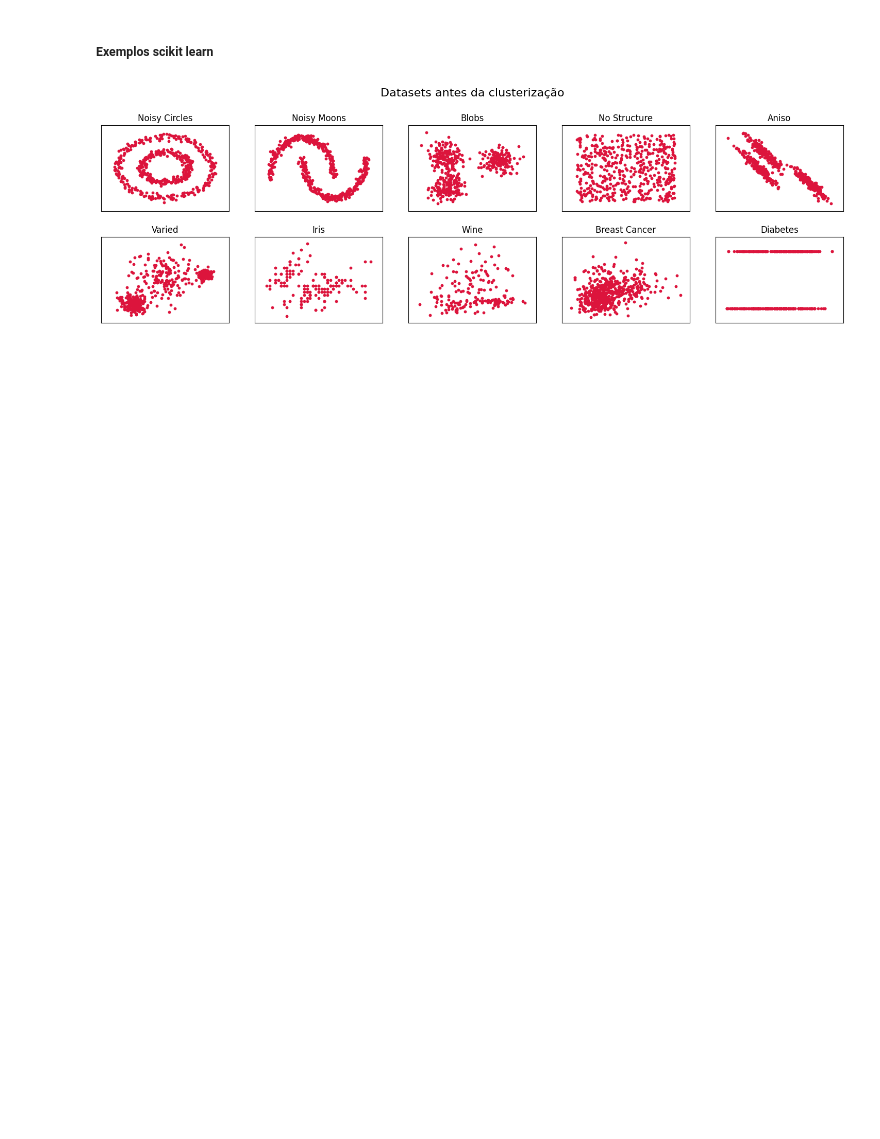
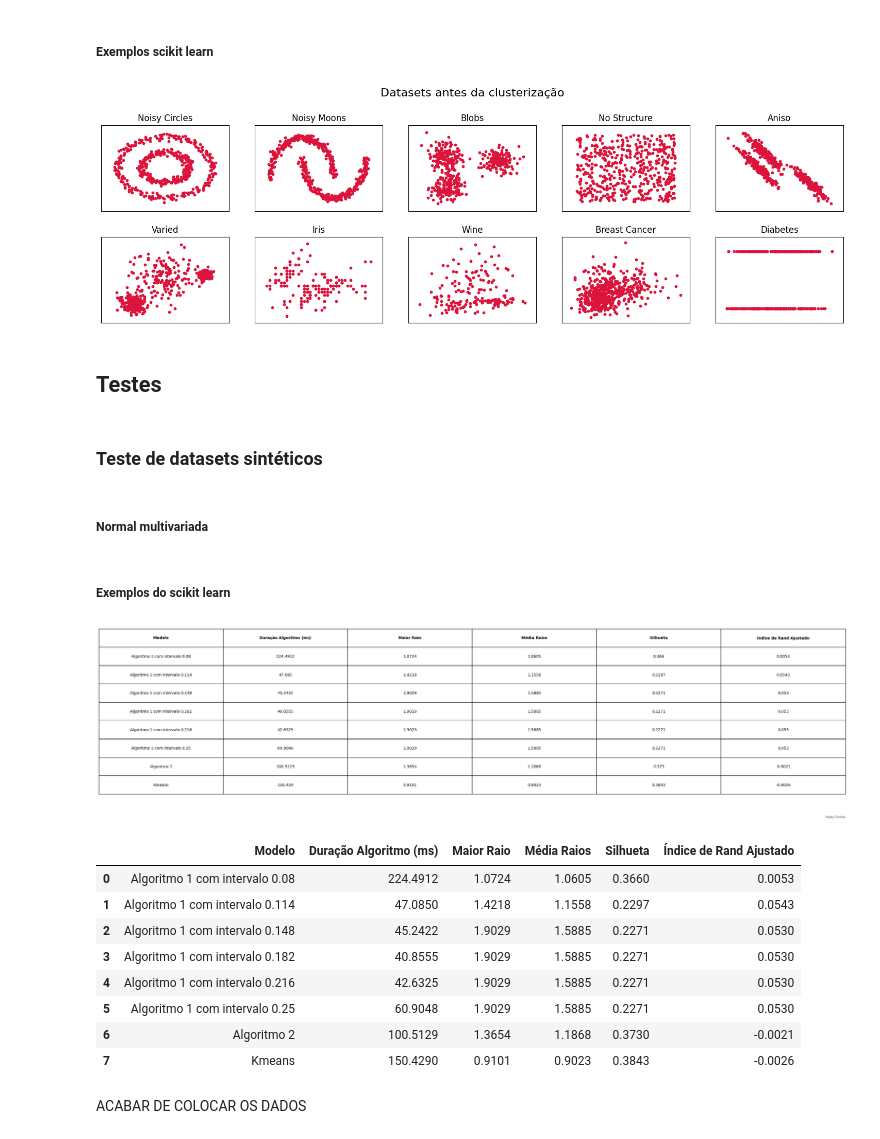
Before and after one commit to beatrizreisgb/TP2ALG2, a Jupyter notebook: src/tp.ipynb, the cells around one changed output. Drawn from its saved outputs; the diff is of its cells as text; code cells hidden in the pictures; blank space fills up the shorter version.

```diff
--- a/src/tp.ipynb
+++ b/src/tp.ipynb
@@ -162,7 +168,9 @@ def k_clustering(pontos,porcentagem_largura,k_clusters,n_distancia,distMatrix,tr
 
     raio = limite_superior/2
 
-    while (limite_superior-limite_inferior) >= (porcentagem_largura*largura_total):
+    success = False
+
+    while not(success) or ((limite_superior-limite_inferior) >= (porcentagem_largura*largura_total)):
         success, clusters = findSolution(pontos, raio, k_clusters,n_distancia)
         if success:
             limite_superior = raio
@@ -170,6 +178,7 @@ def k_clustering(pontos,porcentagem_largura,k_clusters,n_distancia,distMatrix,tr
         else:
             limite_inferior = raio
             raio = raio + raio/2
+
 
     raios = [[] for _ in range(len(clusters))]
     for i, cluster in enumerate(clusters):
@@ -348,29 +421,0 @@ plt.show()
-# %%
-from datetime import datetime
-
-# executa os 3 e retorna o tempo de execução, raio, silhueta e índice de rand ajustado
-def executeAll(data, percentage, k_clusters, n_distance, labels):
-    pontos = data.tolist()
-    distMatrix = calculateDistances(pontos, n_distance)
-
-    execution_info = []
-
-    start_time = datetime.now()
-    clusters_1, raios_1, sil_1, r_1 = k_clustering(pontos, percentage, k_clusters, n_distance, distMatrix, labels) # algortimo 1
-    end_time = datetime.now()
-    duration = end_time - start_time
-    execution_info.append([duration, raios_1, sil_1, r_1])
-
-    start_time = datetime.now()
-    clusters_2, raios_2, sil_2, r_2 = makeClusters(pontos, k_clusters, n_distance, distMatrix, labels) # algortimo 2
-    end_time = datetime.now()
-    duration = end_time - start_time
-    execution_info.append([duration, raios_2, sil_2, r_2])
-
-    start_time = datetime.now()
-    clusters_kmeans, raios_kmeans, sil_kmeans, r_kmeans = performKmeans(pontos, labels, k_clusters) # kmeans
-    end_time = datetime.now()
-    duration = end_time - start_time
-    execution_info.append([duration, raios_kmeans, sil_kmeans, r_kmeans])
-
-    return execution_info
@@ -466,3 +489,5 @@ for i, (dataset, title) in enumerate(zip(datasets_list, dataset_titles)):
 plt.show()
 # %% [output]
 [figure]
+# %% [markdown]
+## Testes
@@ -468,0 +617,21 @@ plt.show()
+# %% [markdown]
+### Teste de datasets sintéticos
+# %% [markdown]
+##### Normal multivariada
+# %% [markdown]
+##### Exemplos do scikit learn
+# %%
+executeAll(noisy_circles[0], 3,2, noisy_circles[1],"Noisy Circles")
+# %% [output]
+[figure, added]
+|  | Modelo | Duração Algoritmo (ms) | Maior Raio | Média Raios | Silhueta | Índice de Rand Ajustado |
+| 0 | Algoritmo 1 com intervalo 0.08 | 224.4912 | 1.0724 | 1.0605 | 0.3660 | 0.0053 |
+| 1 | Algoritmo 1 com intervalo 0.114 | 47.0850 | 1.4218 | 1.1558 | 0.2297 | 0.0543 |
+| 2 | Algoritmo 1 com intervalo 0.148 | 45.2422 | 1.9029 | 1.5885 | 0.2271 | 0.0530 |
+| 3 | Algoritmo 1 com intervalo 0.182 | 40.8555 | 1.9029 | 1.5885 | 0.2271 | 0.0530 |
+| 4 | Algoritmo 1 com intervalo 0.216 | 42.6325 | 1.9029 | 1.5885 | 0.2271 | 0.0530 |
+| 5 | Algoritmo 1 com intervalo 0.25 | 60.9048 | 1.9029 | 1.5885 | 0.2271 | 0.0530 |
+| 6 | Algoritmo 2 | 100.5129 | 1.3654 | 1.1868 | 0.3730 | -0.0021 |
+| 7 | Kmeans | 150.4290 | 0.9101 | 0.9023 | 0.3843 | -0.0026 |
+# %% [markdown]
+ACABAR DE COLOCAR OS DADOS
```
Also changed, not shown: parts of 9 cells of this notebook, 3 other files.
